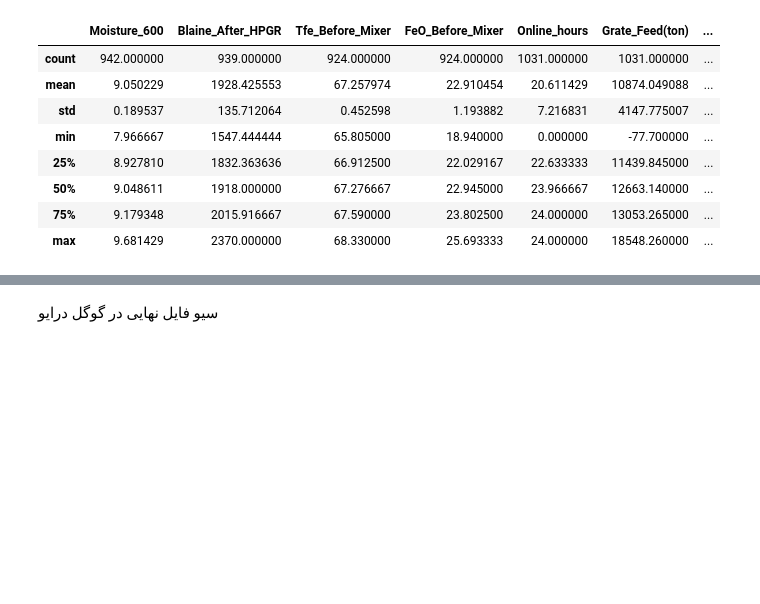
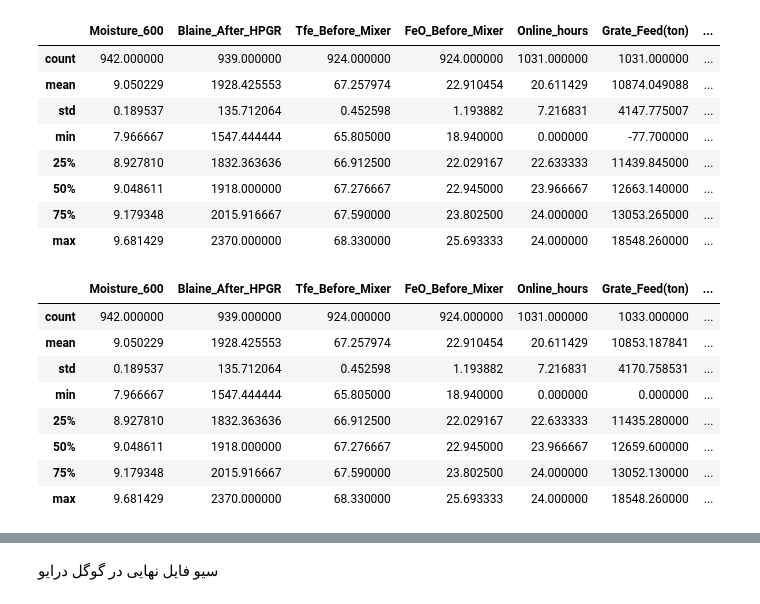
Before and after one commit to heidaralavi/Gas-Prj, a Jupyter notebook: Gas_Prj.ipynb, the cells around one changed output, grey strips where cells are left out. Cells and saved outputs as stored; diff of their text form; code cells hidden in the pictures; blank space fills up the shorter version.

```diff
--- a/Gas_Prj.ipynb
+++ b/Gas_Prj.ipynb
@@ -286,3 +286,20 @@ df.describe()
 | 50% | 9.048611 | 1918.000000 | 67.276667 | 22.945000 | 23.966667 | 12663.140000 | ... |
 | 75% | 9.179348 | 2015.916667 | 67.590000 | 23.802500 | 24.000000 | 13053.265000 | ... |
 | max | 9.681429 | 2370.000000 | 68.330000 | 25.693333 | 24.000000 | 18548.260000 | ... |
+# %%
+import numpy as np
+
+df['Grate_Feed(ton)'] = np.where(df['Grate_Feed(ton)'] <= 0 , 0.0, df['Grate_Feed(ton)'])
+df['Grate_Feed(ton)'] = df['Grate_Feed(ton)'].fillna(0)
+# %%
+df.describe()
+# %% [output]
+|  | Moisture_600 | Blaine_After_HPGR | Tfe_Before_Mixer | FeO_Before_Mixer | Online_hours | Grate_Feed(ton) | ... |
+| count | 942.000000 | 939.000000 | 924.000000 | 924.000000 | 1031.000000 | 1033.000000 | ... |
+| mean | 9.050229 | 1928.425553 | 67.257974 | 22.910454 | 20.611429 | 10853.187841 | ... |
+| std | 0.189537 | 135.712064 | 0.452598 | 1.193882 | 7.216831 | 4170.758531 | ... |
+| min | 7.966667 | 1547.444444 | 65.805000 | 18.940000 | 0.000000 | 0.000000 | ... |
+| 25% | 8.927810 | 1832.363636 | 66.912500 | 22.029167 | 22.633333 | 11435.280000 | ... |
+| 50% | 9.048611 | 1918.000000 | 67.276667 | 22.945000 | 23.966667 | 12659.600000 | ... |
+| 75% | 9.179348 | 2015.916667 | 67.590000 | 23.802500 | 24.000000 | 13052.130000 | ... |
+| max | 9.681429 | 2370.000000 | 68.330000 | 25.693333 | 24.000000 | 18548.260000 | ... |
```
Also changed, not shown: parts of 2 cells of this notebook.
